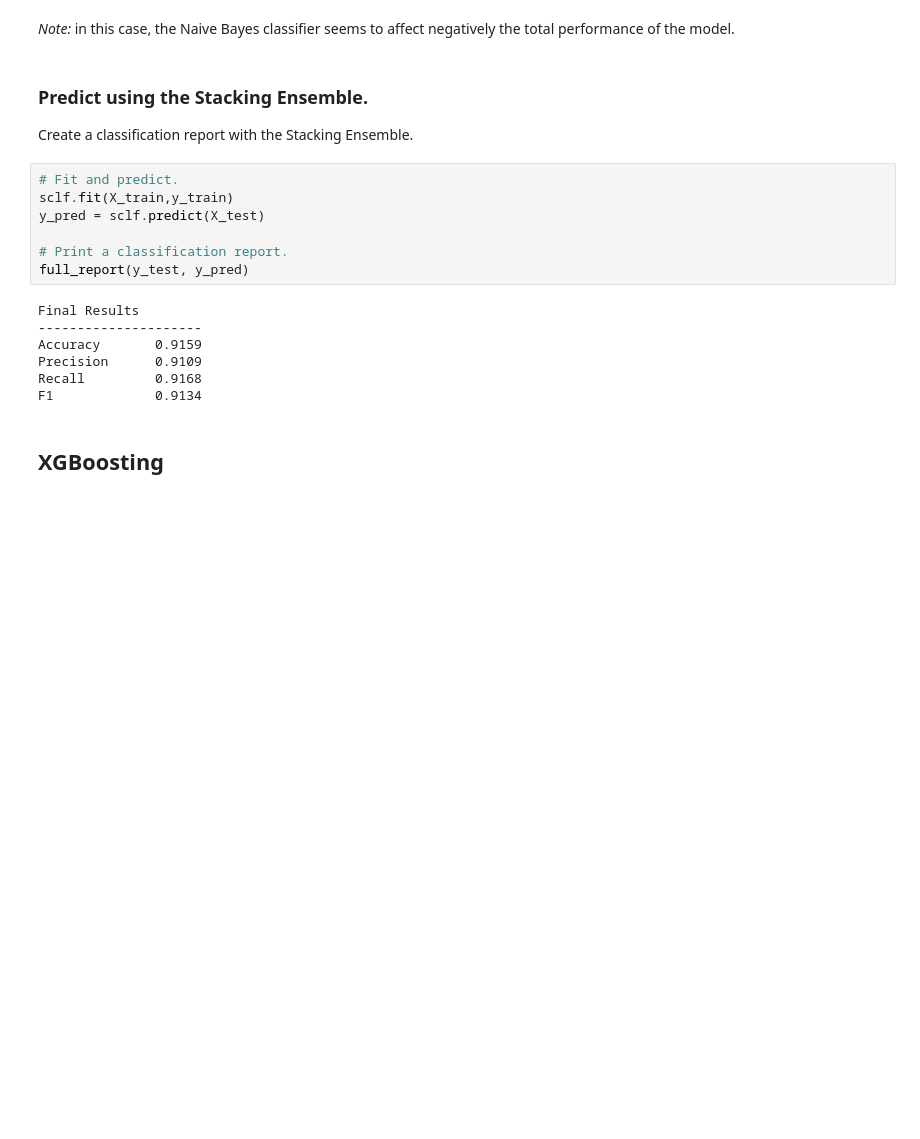
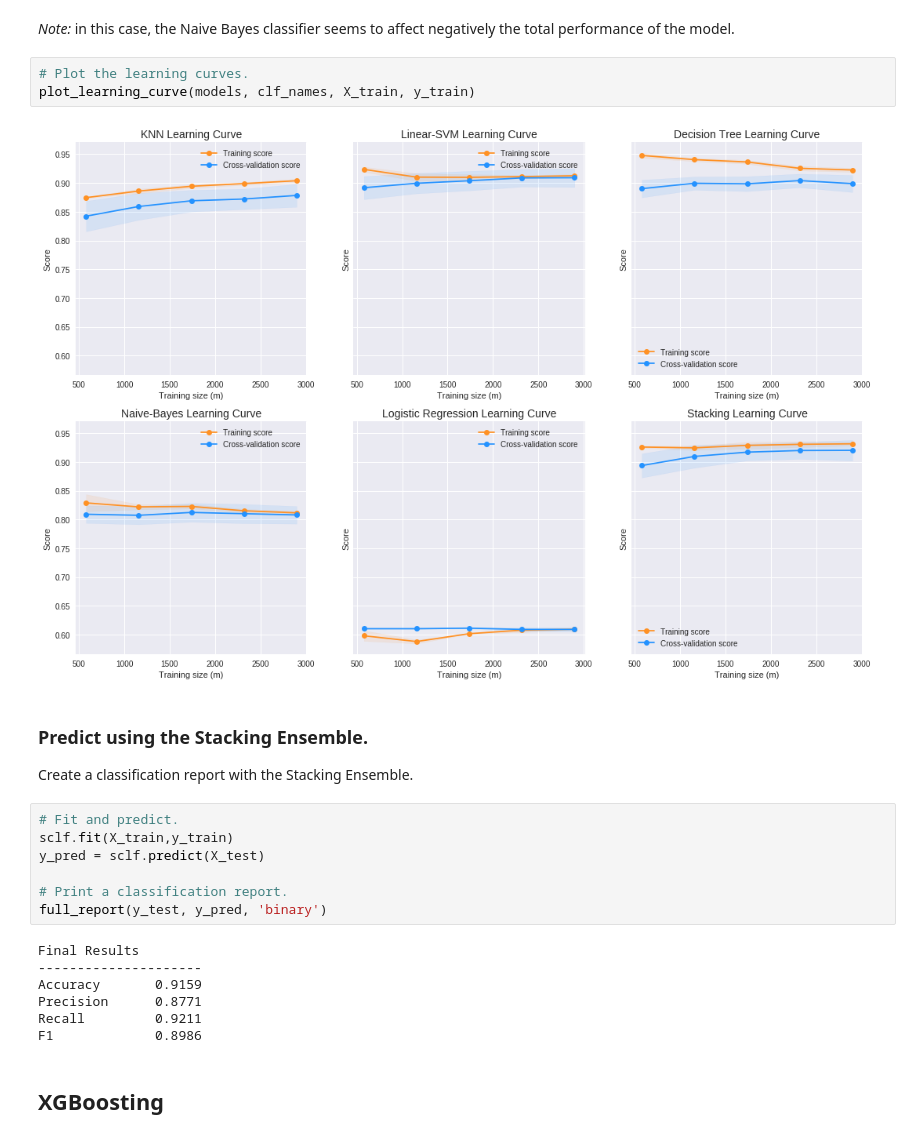
Before and after one commit to Adamantios/Ensembles-CSL-Imb_Learning-Models_Comparison, a Jupyter notebook: PartA.ipynb, the cells around one changed output. Drawn from its saved outputs; the diff is of its cells as text; blank space fills up the shorter version.

```diff
--- a/PartA.ipynb
+++ b/PartA.ipynb
@@ -606,5 +497,10 @@ Accuracy: 0.93 (+/- 0.02) [Stacking]
 # %% [markdown]
 *Note:* in this case, the Naive Bayes classifier seems to affect negatively the total performance of the model.
+# %%
+# Plot the learning curves.
+plot_learning_curve(models, clf_names, X_train, y_train)
+# %% [output]
+[figure, added]
 # %% [markdown]
 
 ### Predict using the Stacking Ensemble.
@@ -615,14 +511,14 @@ sclf.fit(X_train,y_train)
 y_pred = sclf.predict(X_test)
 
 # Print a classification report.
-full_report(y_test, y_pred)
+full_report(y_test, y_pred, 'binary')
 # %% [output]
 Final Results
 ---------------------
 Accuracy       0.9159
-Precision      0.9109
-Recall         0.9168
-F1             0.9134
+Precision      0.8771
+Recall         0.9211
+F1             0.8986
 # %% [markdown]
 ## XGBoosting
 # %%
```
Also changed, not shown: parts of 49 cells of this notebook, 1 other file.
